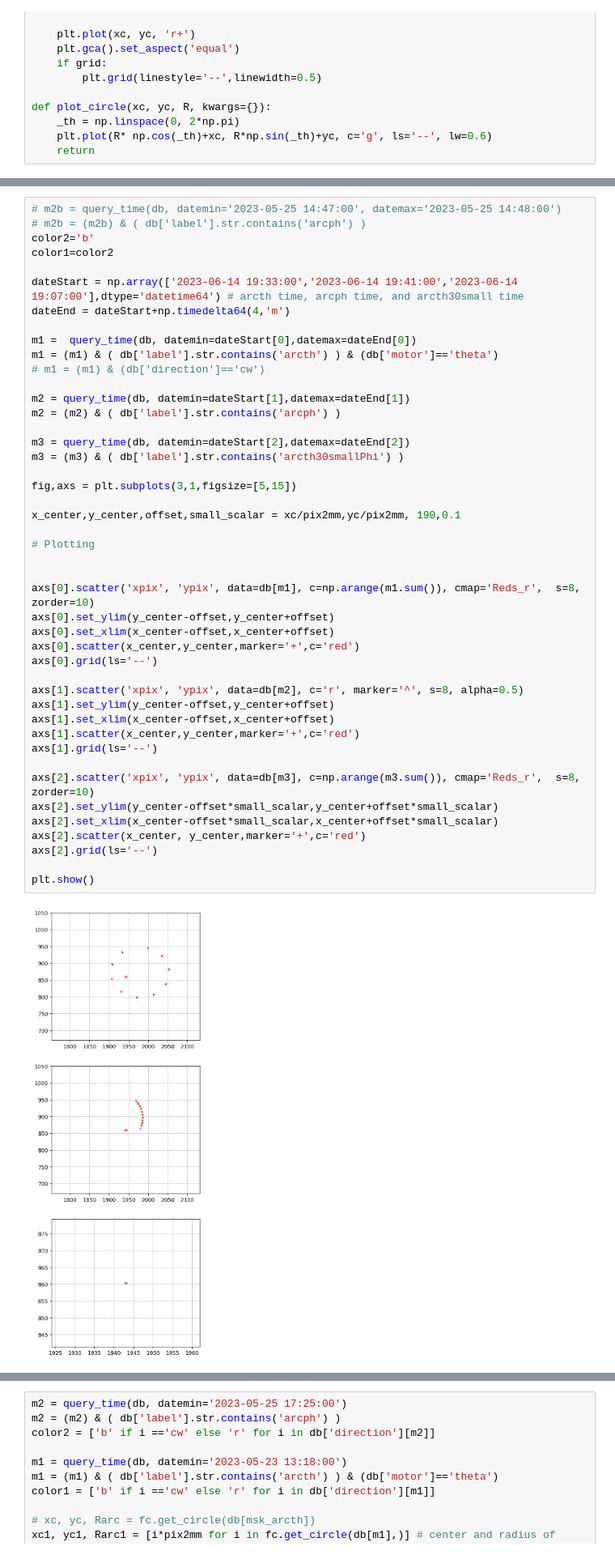
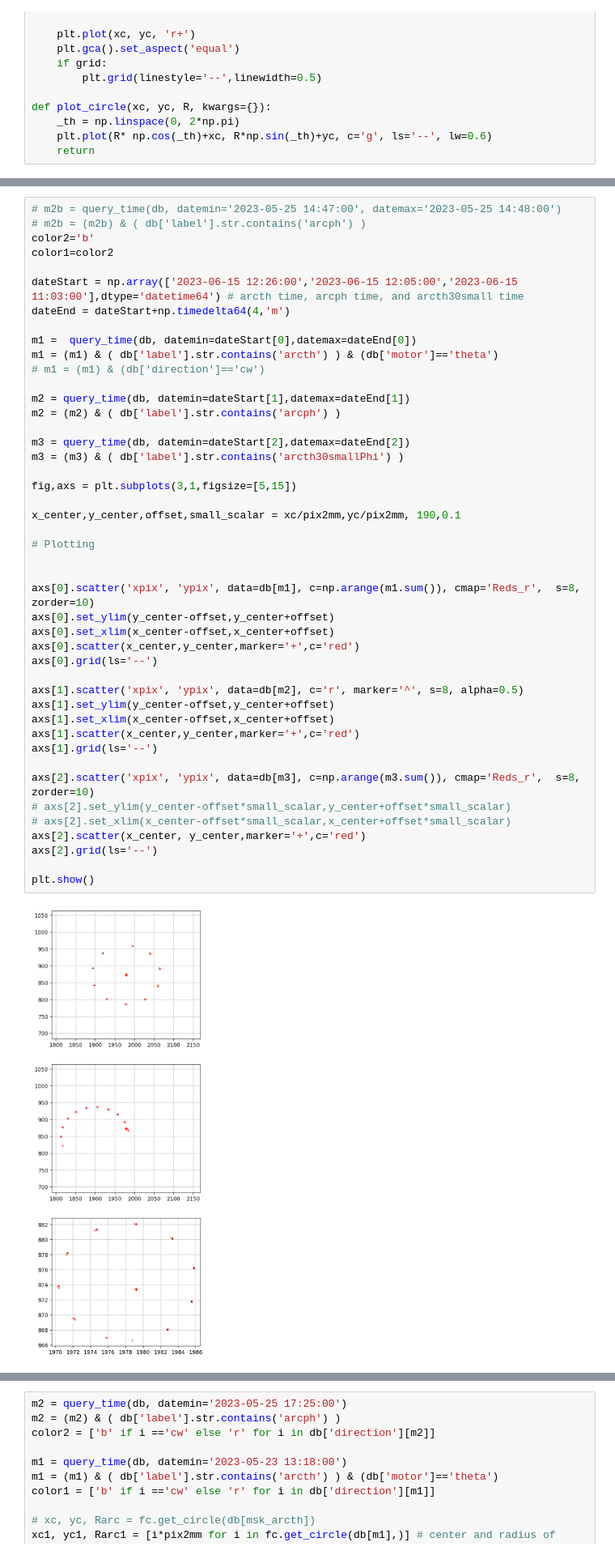
Before and after one commit to SSantosLab/DESI-QA, a Jupyter notebook: calib/Report-sean.ipynb, the cells around one changed output, grey strips where cells are left out. Shown at 81% size. Drawn from its saved outputs; the diff is of its cells as text.

```diff
--- a/calib/Report-sean.ipynb
+++ b/calib/Report-sean.ipynb
@@ -258,7 +258,7 @@ db.tail(50)
 color2='b'
 color1=color2
 
-dateStart = np.array(['2023-06-14 19:33:00','2023-06-14 19:41:00','2023-06-14 19:07:00'],dtype='datetime64') # arcth time, arcph time, and arcth30small time
+dateStart = np.array(['2023-06-15 12:26:00','2023-06-15 12:05:00','2023-06-15 11:03:00'],dtype='datetime64') # arcth time, arcph time, and arcth30small time
 dateEnd = dateStart+np.timedelta64(4,'m')
 
 m1 =  query_time(db, datemin=dateStart[0],datemax=dateEnd[0])
@@ -269,33 +269,33 @@ m2 = query_time(db, datemin=dateStart[1],datemax=dateEnd[1])
 m2 = (m2) & ( db['label'].str.contains('arcph') )
 
 m3 = query_time(db, datemin=dateStart[2],datemax=dateEnd[2])
 m3 = (m3) & ( db['label'].str.contains('arcth30smallPhi') )
 
 fig,axs = plt.subplots(3,1,figsize=[5,15])
 
 x_center,y_center,offset,small_scalar = xc/pix2mm,yc/pix2mm, 190,0.1
 
 # Plotting
 
 
 axs[0].scatter('xpix', 'ypix', data=db[m1], c=np.arange(m1.sum()), cmap='Reds_r',  s=8, zorder=10)
 axs[0].set_ylim(y_center-offset,y_center+offset)
 axs[0].set_xlim(x_center-offset,x_center+offset)
 axs[0].scatter(x_center,y_center,marker='+',c='red')
 axs[0].grid(ls='--')
 
 axs[1].scatter('xpix', 'ypix', data=db[m2], c='r', marker='^', s=8, alpha=0.5)
 axs[1].set_ylim(y_center-offset,y_center+offset)
 axs[1].set_xlim(x_center-offset,x_center+offset)
 axs[1].scatter(x_center,y_center,marker='+',c='red')
 axs[1].grid(ls='--')
 
 axs[2].scatter('xpix', 'ypix', data=db[m3], c=np.arange(m3.sum()), cmap='Reds_r',  s=8, zorder=10)
-axs[2].set_ylim(y_center-offset*small_scalar,y_center+offset*small_scalar)
-axs[2].set_xlim(x_center-offset*small_scalar,x_center+offset*small_scalar)
+# axs[2].set_ylim(y_center-offset*small_scalar,y_center+offset*small_scalar)
+# axs[2].set_xlim(x_center-offset*small_scalar,x_center+offset*small_scalar)
 axs[2].scatter(x_center, y_center,marker='+',c='red')
 axs[2].grid(ls='--')
 
 plt.show()
 # %% [output]
-[figure, old version]
+[figure, new version]
```
Also changed, not shown: parts of 6 cells of this notebook, 12 other files.
